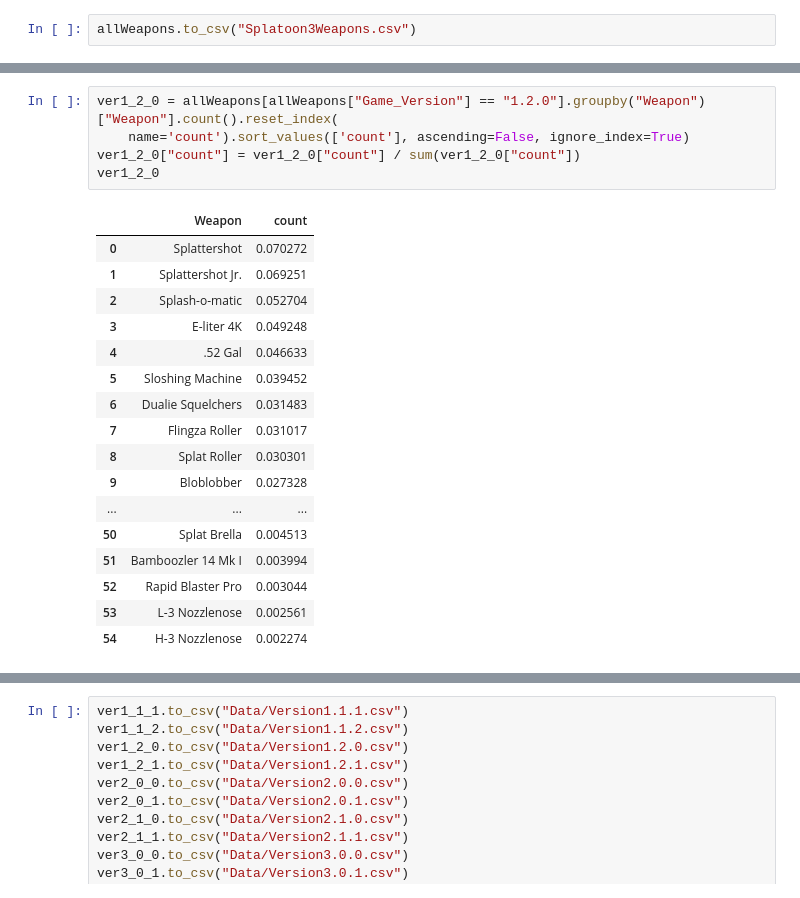
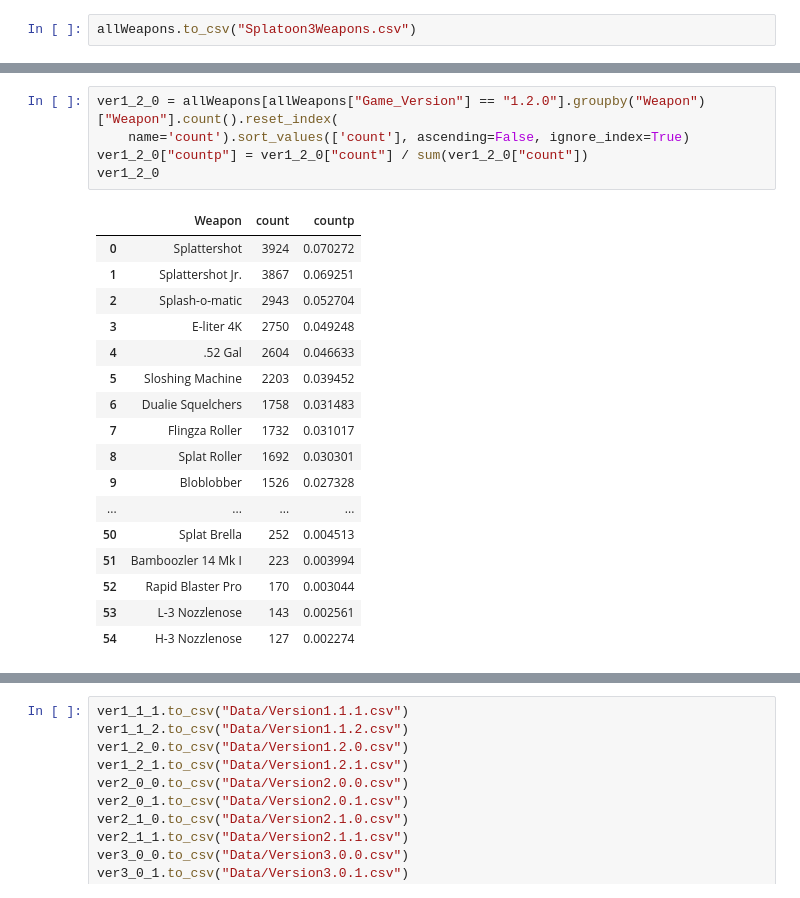
Before and after one commit to DavidAsterumLuo/CS416NarativeVis, a Jupyter notebook: CleanData.ipynb, the cells around one changed output, grey strips where cells are left out. Drawn from its saved outputs; the diff is of its cells as text.

```diff
--- a/CleanData.ipynb
+++ b/CleanData.ipynb
@@ -190,25 +190,25 @@ ver1_1_2
 # %%
 ver1_2_0 = allWeapons[allWeapons["Game_Version"] == "1.2.0"].groupby("Weapon")["Weapon"].count().reset_index(
     name='count').sort_values(['count'], ascending=False, ignore_index=True)
-ver1_2_0["count"] = ver1_2_0["count"] / sum(ver1_2_0["count"])
+ver1_2_0["countp"] = ver1_2_0["count"] / sum(ver1_2_0["count"])
 ver1_2_0
 # %% [output]
-|  | Weapon | count |
-| 0 | Splattershot | 0.070272 |
-| 1 | Splattershot Jr. | 0.069251 |
-| 2 | Splash-o-matic | 0.052704 |
-| 3 | E-liter 4K | 0.049248 |
-| 4 | .52 Gal | 0.046633 |
-| 5 | Sloshing Machine | 0.039452 |
-| 6 | Dualie Squelchers | 0.031483 |
-| 7 | Flingza Roller | 0.031017 |
-| 8 | Splat Roller | 0.030301 |
-| 9 | Bloblobber | 0.027328 |
-| ... | ... | ... |
-| 50 | Splat Brella | 0.004513 |
-| 51 | Bamboozler 14 Mk I | 0.003994 |
-| 52 | Rapid Blaster Pro | 0.003044 |
-| 53 | L-3 Nozzlenose | 0.002561 |
-| 54 | H-3 Nozzlenose | 0.002274 |
+|  | Weapon | count | countp |
+| 0 | Splattershot | 3924 | 0.070272 |
+| 1 | Splattershot Jr. | 3867 | 0.069251 |
+| 2 | Splash-o-matic | 2943 | 0.052704 |
+| 3 | E-liter 4K | 2750 | 0.049248 |
+| 4 | .52 Gal | 2604 | 0.046633 |
+| 5 | Sloshing Machine | 2203 | 0.039452 |
+| 6 | Dualie Squelchers | 1758 | 0.031483 |
+| 7 | Flingza Roller | 1732 | 0.031017 |
+| 8 | Splat Roller | 1692 | 0.030301 |
+| 9 | Bloblobber | 1526 | 0.027328 |
+| ... | ... | ... | ... |
+| 50 | Splat Brella | 252 | 0.004513 |
+| 51 | Bamboozler 14 Mk I | 223 | 0.003994 |
+| 52 | Rapid Blaster Pro | 170 | 0.003044 |
+| 53 | L-3 Nozzlenose | 143 | 0.002561 |
+| 54 | H-3 Nozzlenose | 127 | 0.002274 |
 # %%
 ver1_2_1 = allWeapons[allWeapons["Game_Version"]=="1.2.1"].groupby("Weapon")["Weapon"].count().reset_index(name='count').sort_values(['count'], ascending=False, ignore_index=True)
```
Also changed, not shown: parts of 16 cells of this notebook, 16 other files.
